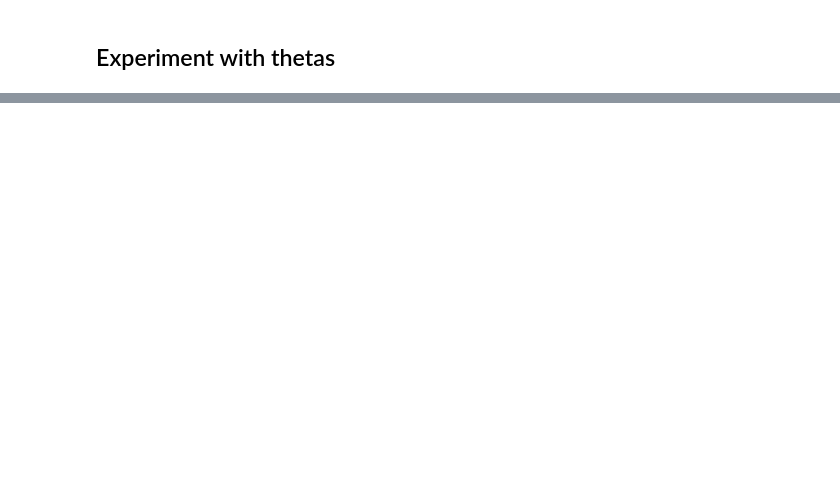
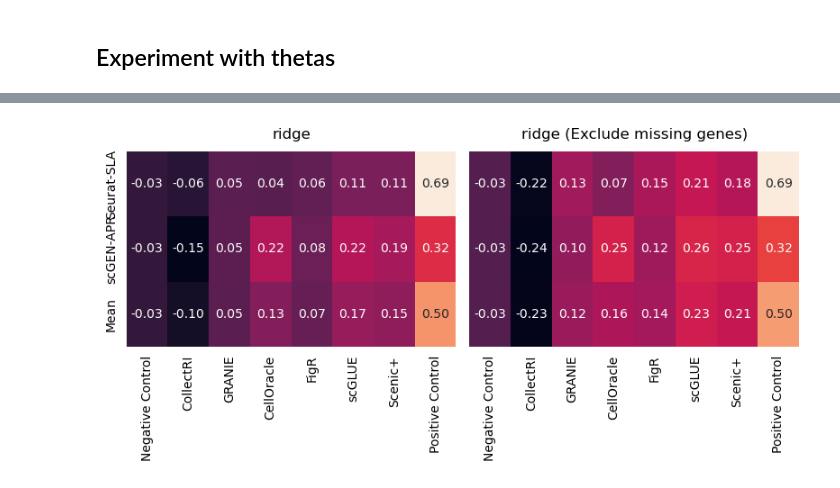
Before and after one commit to janursa/grn_benchmark, a Jupyter notebook: notebooks/first-validation.ipynb, the cells around one changed output, grey strips where cells are left out. Saved outputs shown, nothing was run; the diff lists cells and outputs as text; code cells hidden in the pictures; blank space fills up the shorter version.

```diff
--- a/notebooks/first-validation.ipynb
+++ b/notebooks/first-validation.ipynb
@@ -561,0 +632,27 @@ KeyboardInterrupt
+# %%
+manipulate='signed'
+subsample=200
+theta = 1.0
+tf_n = None
+
+fig, axes = plt.subplots(1, 2, figsize=(8, 4), sharey=True, sharex=True)
+for j, exclude_missing_genes in enumerate([False, True]):
+    name = 'ridge'
+    mat_df = extract_table(name, exclude_missing_genes, manipulate, theta, tf_n, subsample)
+
+    ax = axes[j]
+    seaborn.heatmap(mat_df, ax=ax, square=False, cbar=False, annot=True, fmt='.2f')
+    # Remove only the ticks, keep labels
+    ax.tick_params(left=False, bottom=False)
+    ax.xaxis.set_tick_params(width=0)
+    ax.yaxis.set_tick_params(width=0)
+    if exclude_missing_genes:
+        ax.set_title(f'{name} (Exclude missing genes)', pad=10)
+    else:
+        ax.set_title(f'{name}', pad=10)
+
+    plt.tight_layout()
+
+# plt.savefig(f'{work_dir}/benchmark/figs/first-validation-heatmap-subset.png', dpi=300, transparent=True,  bbox_inches='tight')
+# %% [output]
+[figure, added]
```
Also changed, not shown: parts of 48 cells of this notebook, 3 other files.
